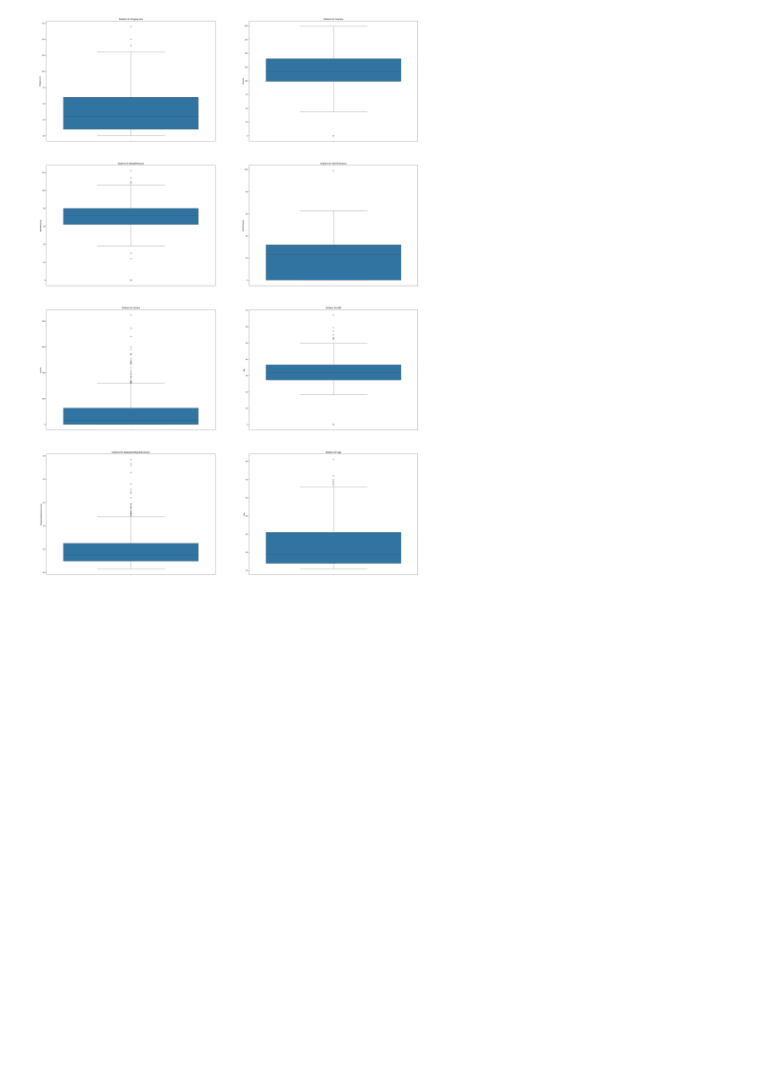
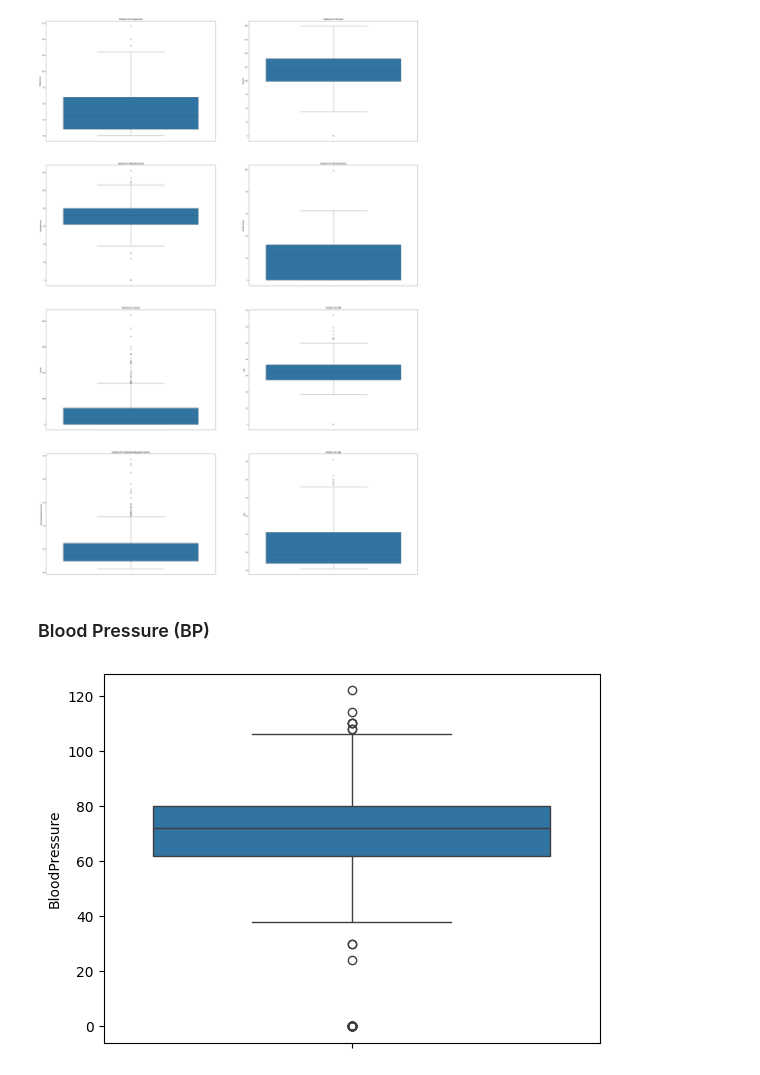
Before and after one commit to withabubaker/Diabetes-SupervisedLearning, a Jupyter notebook: Diabetes.ipynb, the cells around one changed output. Cells and saved outputs as stored; diff of their text form; code cells hidden in the pictures; blank space fills up the shorter version.

```diff
--- a/Diabetes.ipynb
+++ b/Diabetes.ipynb
@@ -80,0 +90,6 @@ percentage of with_diabetes = 34.9
+# %%
+bins = [20, 25, 30, 35, 40, 45, 50, 60, 81]
+labels = ['20-24','25-29', '30-34', '35-39', '40-44', '45-49', '50-59', '60-81' ]
+df['AgeGroup'] = pd.cut(df['Age'], bins=bins, labels=labels, right=False)
+
+df.head(20)
@@ -90,3 +125,10 @@ for ax, column in zip(axes, df_col.columns):
 plt.show()
 # %% [output]
 [figure]
+# %% [markdown]
+### Blood Pressure (BP)
+# %%
+sns.boxplot(data=df, y='BloodPressure')
+plt.show()
+# %% [output]
+[figure, added]
```
Also changed, not shown: parts of 30 cells of this notebook.
